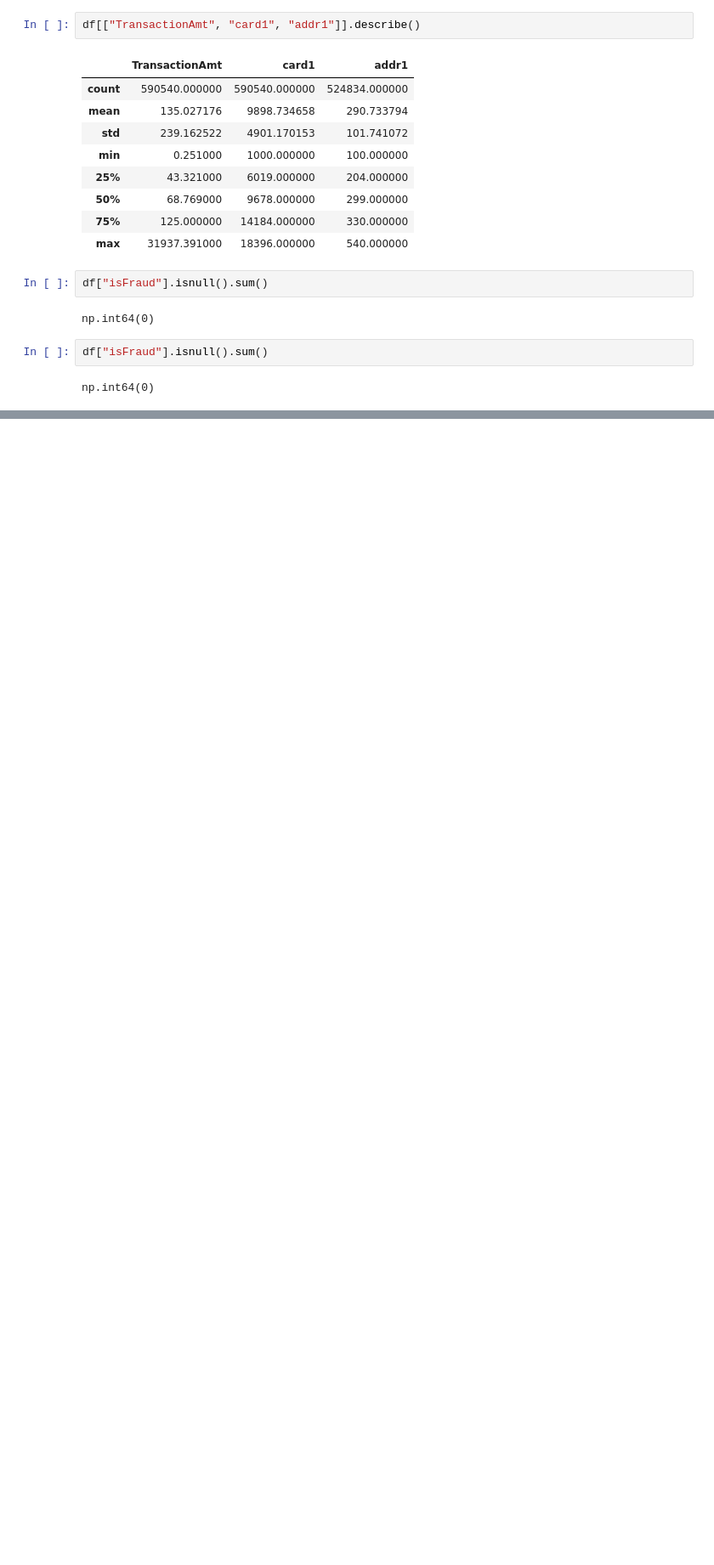
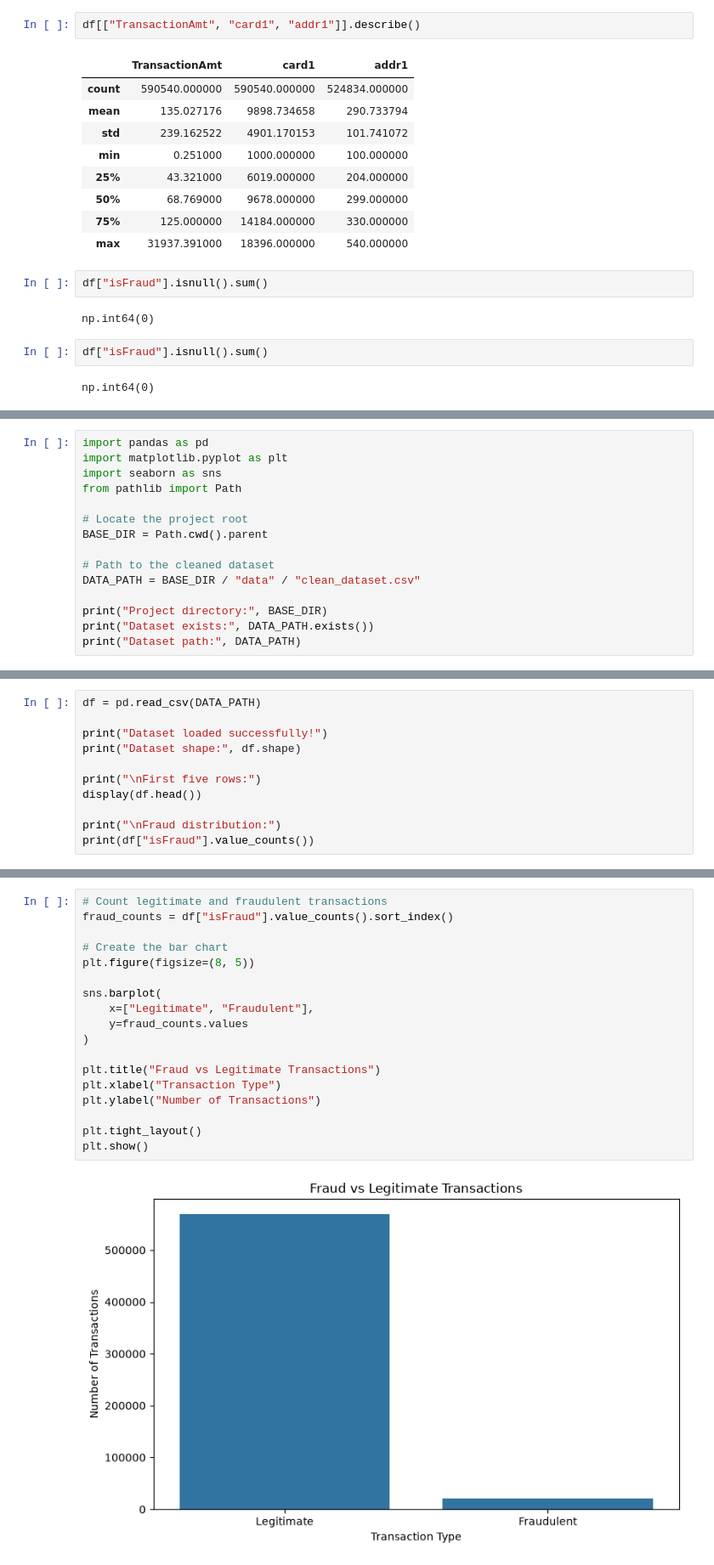
Before and after one commit to rajvardhan210/-AI-Financial-Risk, a Jupyter notebook: notebooks/01_data_exploration.ipynb, the cells around one changed output, grey strips where cells are left out. Shown at 85% size. Cells and saved outputs as stored; diff of their text form; blank space fills up the shorter version.

Commit message:
Complete Day 4 exploratory data analysis and visualizations

```diff
--- a/notebooks/01_data_exploration.ipynb
+++ b/notebooks/01_data_exploration.ipynb
@@ -169,0 +217,15 @@ np.int64(0)
+# %%
+import pandas as pd
+import matplotlib.pyplot as plt
+import seaborn as sns
+from pathlib import Path
+
+# Locate the project root
+BASE_DIR = Path.cwd().parent
+
+# Path to the cleaned dataset
+DATA_PATH = BASE_DIR / "data" / "clean_dataset.csv"
+
+print("Project directory:", BASE_DIR)
+print("Dataset exists:", DATA_PATH.exists())
+print("Dataset path:", DATA_PATH)
@@ -169,0 +236,11 @@ np.int64(0)
+# %%
+df = pd.read_csv(DATA_PATH)
+
+print("Dataset loaded successfully!")
+print("Dataset shape:", df.shape)
+
+print("\nFirst five rows:")
+display(df.head())
+
+print("\nFraud distribution:")
+print(df["isFraud"].value_counts())
@@ -169,0 +264,20 @@ np.int64(0)
+# %%
+# Count legitimate and fraudulent transactions
+fraud_counts = df["isFraud"].value_counts().sort_index()
+
+# Create the bar chart
+plt.figure(figsize=(8, 5))
+
+sns.barplot(
+    x=["Legitimate", "Fraudulent"],
+    y=fraud_counts.values
+)
+
+plt.title("Fraud vs Legitimate Transactions")
+plt.xlabel("Transaction Type")
+plt.ylabel("Number of Transactions")
+
+plt.tight_layout()
+plt.show()
+# %% [output]
+[figure, added]
```
Also changed, not shown: parts of 12 cells of this notebook, 6 other files.
